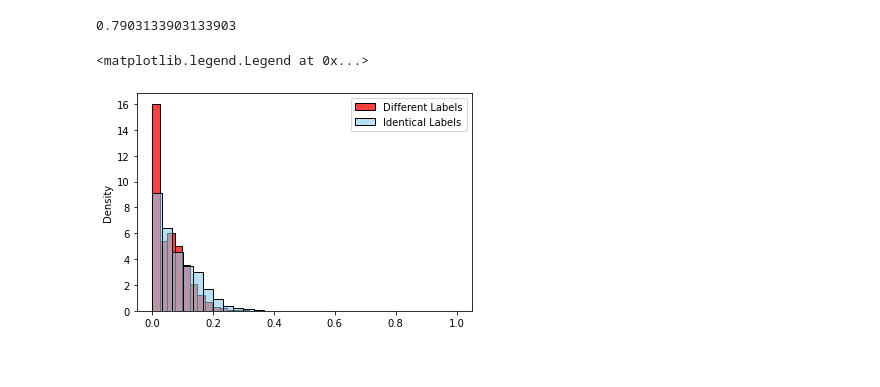
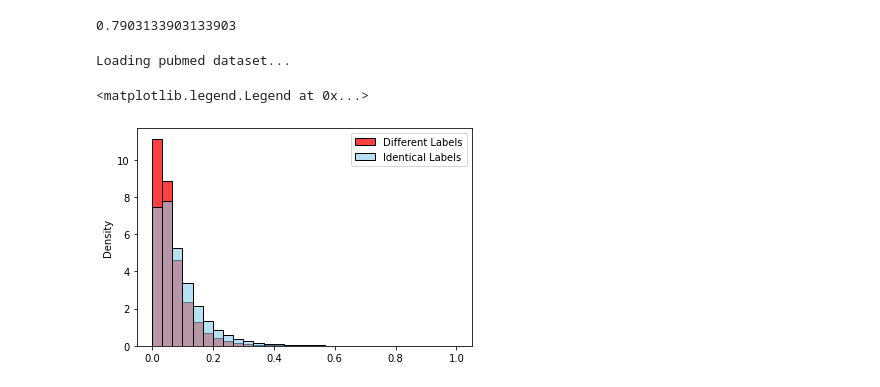
Before and after one commit to wcks13589/Graph-Adversarial-Learning, a Jupyter notebook: test.ipynb, the cells around one changed output. Cells and saved outputs as stored; diff of their text form; code cells hidden in the pictures.

```diff
--- a/test.ipynb
+++ b/test.ipynb
@@ -212,32 +212,33 @@ tensor(2774)
 # %% [output]
 0.7903133903133903
 # %%
-data = Dataset(root='./data/', name='cora', setting='prognn')
+data = Dataset(root='./data/', name='pubmed', setting='prognn')
 _, features, labels = preprocess(data.adj, data.features, data.labels, preprocess_feature=False, device=device)
 
 adj = _similarity(features)
 tril_indices = torch.tril_indices(row=features.shape[0], col=features.shape[0], offset=-1)
 
 mask = torch.zeros_like(adj)
 
 label_masks = []
 for c in range(labels.max().item()+1):
     label_mask = torch.zeros(adj.shape[1])
     label_mask[torch.where(labels == c)[0]] = 1
     label_masks.append(label_mask)
 
 mask = torch.zeros_like(adj)
 for n in range(adj.shape[0]):
     mask[n] = label_masks[labels[n]]
 
 mask = mask.bool()
 
 
 sns.histplot(data=adj[tuple(tril_indices)][~mask[tuple(tril_indices)]].cpu(),
 bins=30, color="red", label="Different Labels", stat='density')
 sns.histplot(data=adj[tuple(tril_indices)][mask[tuple(tril_indices)]].cpu(),
 bins=30, color="skyblue", label="Identical Labels", alpha=0.6, stat='density')
 plt.legend()
 # %% [output]
-<matplotlib.legend.Legend at 0x...>
+Loading pubmed dataset...
+<matplotlib.legend.Legend at 0x...>
-[figure, old version]
+[figure, new version]
```
Also changed, not shown: parts of 1 cell of this notebook, 24 other files.
